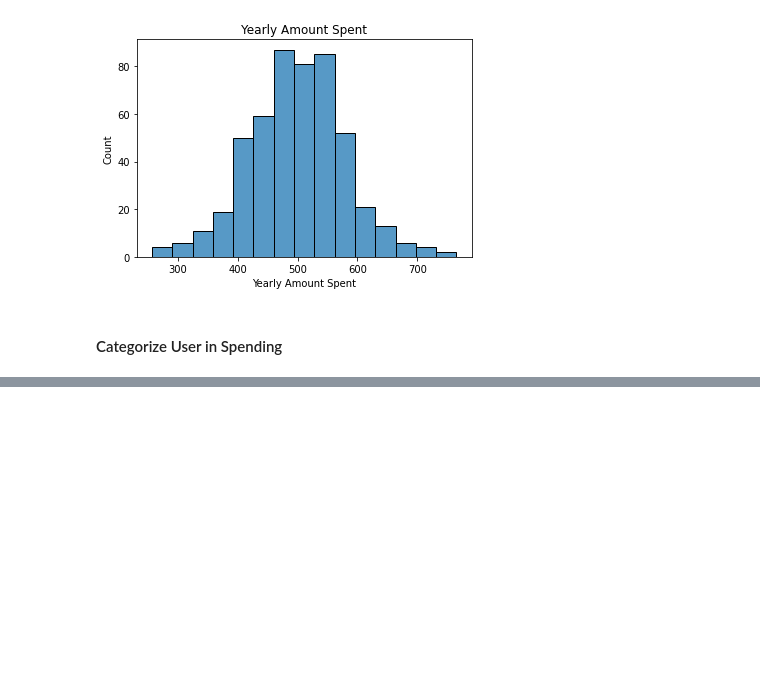
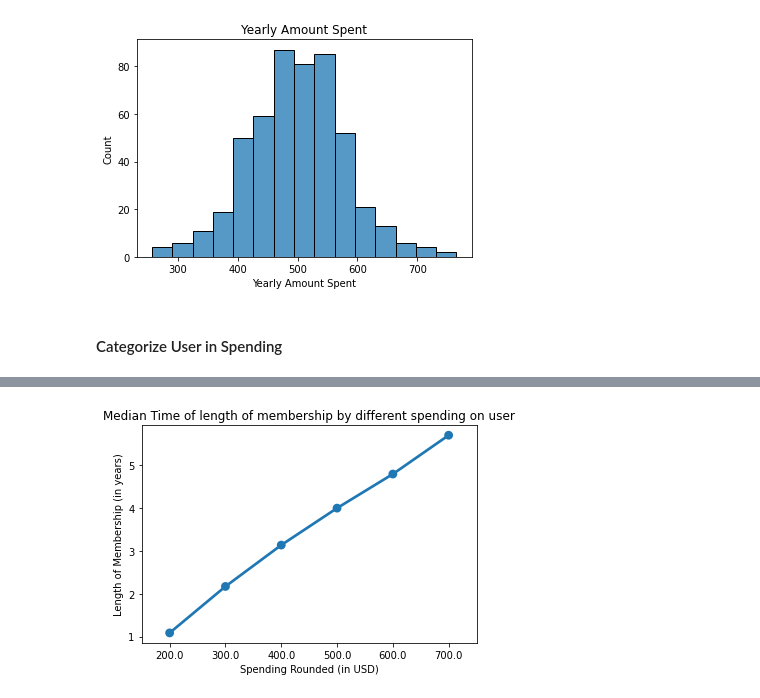
Before and after one commit to daeisbae/KaggleEcommerceAnalysisAndML, a Jupyter notebook: DataAnalysis.ipynb, the cells around one changed output, grey strips where cells are left out. Cells and saved outputs as stored; diff of their text form; code cells hidden in the pictures; blank space fills up the shorter version.

```diff
--- a/DataAnalysis.ipynb
+++ b/DataAnalysis.ipynb
@@ -78,0 +105,7 @@ dataset
+# %%
+plot = sns.pointplot(x=spendingRounded.index, y=spendingRounded['Length of Membership'])
+plot.set_title('Median Time of length of membership by different spending on user')
+plot.set_xlabel('Spending Rounded (in USD)')
+plot.set_ylabel('Length of Membership (in years)');
+# %% [output]
+[figure, added]
```
Also changed, not shown: parts of 19 cells of this notebook, 1 other file.
